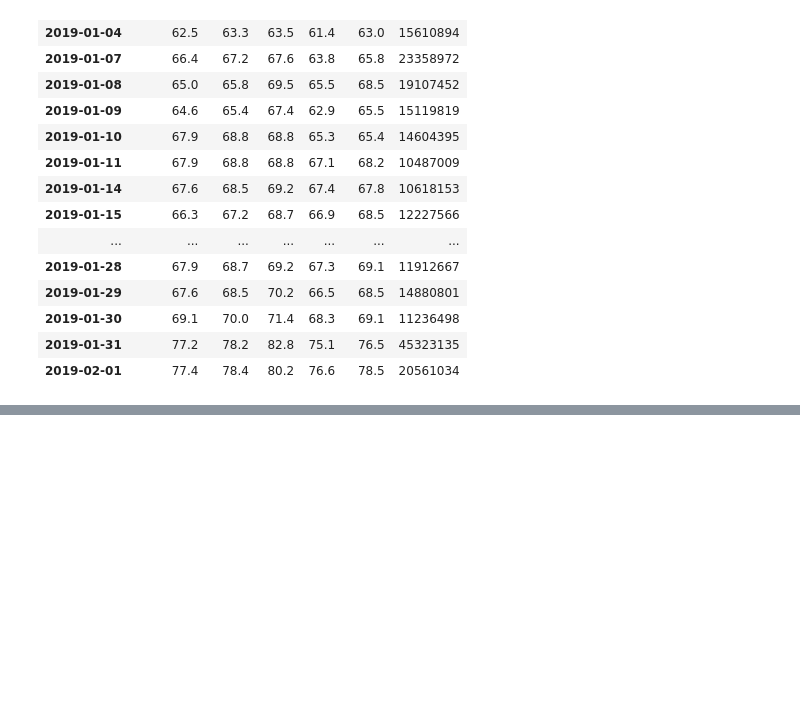
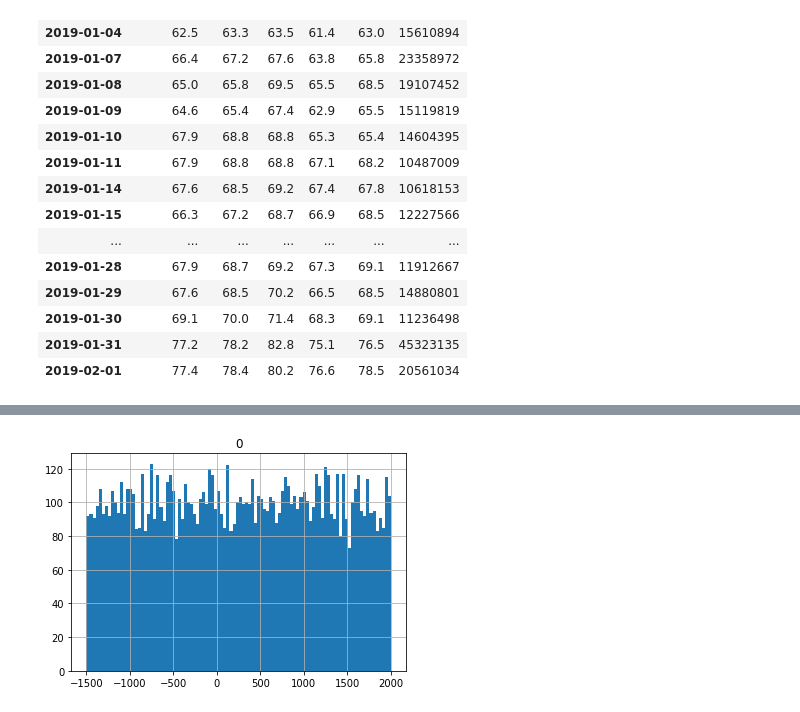
Before and after one commit to Kasimova2022/ml-sagemaker, a Jupyter notebook: fin-ml/introduction.ipynb, the cells around one changed output, grey strips where cells are left out. Cells and saved outputs as stored; diff of their text form; code cells hidden in the pictures; blank space fills up the shorter version.

```diff
--- a/fin-ml/introduction.ipynb
+++ b/fin-ml/introduction.ipynb
@@ -145,0 +186,6 @@ data_web
+# %%
+Y = pd.DataFrame(np.random.randint(-1500, 2000, 10000))
+# %%
+Y.hist(bins=100);
+# %% [output]
+[figure, added]
```
Also changed, not shown: parts of 21 cells of this notebook.
